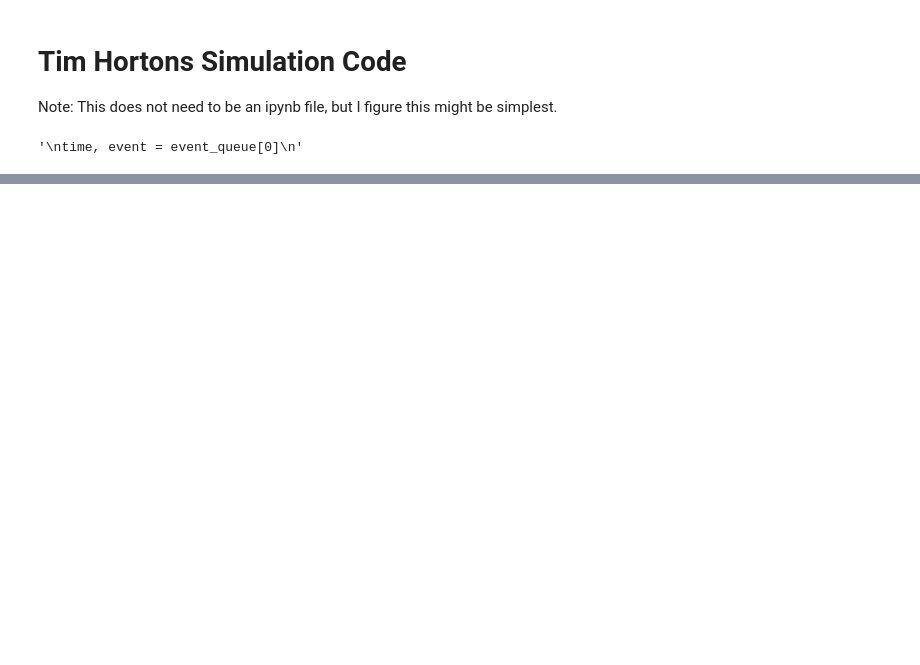
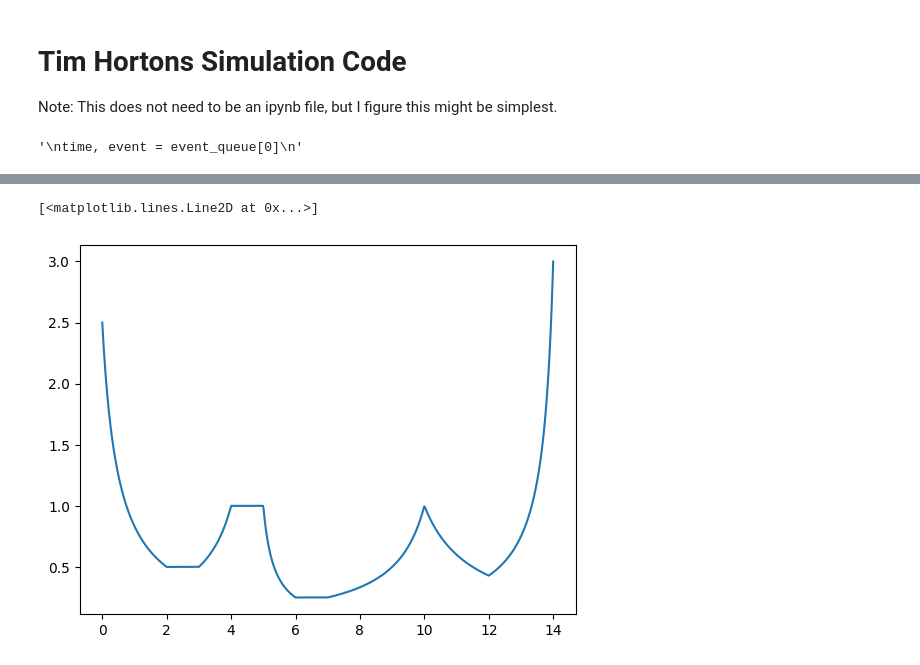
Before and after one commit to Aaron-Dayton/CSC446FinalProject, a Jupyter notebook: TimHortonsSimulation/Frankenstein.ipynb, the cells around one changed output, grey strips where cells are left out. Cells and saved outputs as stored; diff of their text form; code cells hidden in the pictures; blank space fills up the shorter version.

Commit message:
Variable arrival rates

```diff
--- a/TimHortonsSimulation/Frankenstein.ipynb
+++ b/TimHortonsSimulation/Frankenstein.ipynb
@@ -39,6 +39,37 @@ NUM_DONUT_STATIONS = 1
 # TODO - TODO - TODO - TODO - TODO - TODO #
 
 # FRONTEND PARAMETERS
+# TODO - Make these variable throughout the day
+
+# DO NOT USE THIS!!! THIS IS A HELPER FUNCTION
+def ARRIVAL_RATE_FUNC(x, mult):
+    x = x / 60 # Time is measured in minutes, convert it to hours
+
+    if 0 <= x <= 2:
+        return mult*(x+0.5)/2.5
+    elif 2 < x <= 3:
+        return mult*1
+    elif 3 < x <= 4:
+        return -mult*(x-5)/2
+    elif 4 < x <= 5:
+        return mult*0.5
+    elif 5 < x <= 6:
+        return mult*1.5*(x - 14/3)
+    elif 6 < x <= 7:
+        return mult*2
+    elif 7 < x <= 10:
+        return -mult*(x-11)/2
+    elif 10 < x <= 12:
+        return mult*(x-17/2)/3
+    elif 12 < x <= 14:
+        return -mult*(x-43/3)/2
+    else:
+        raise ValueError("Invalid Time!!")
+
+# USE INTERARRIVAL FUNC!!! THIS IS WHAT WE USE IN EXPON FUNCTION
+def INTERARRIVAL_FUNC(x, mult):
+    return ARRIVAL_RATE_FUNC(x, mult)
+
 MEAN_DRIVE_THRU_INTERARRIVAL = 4
 MEAN_WALK_IN_INTERARRIVAL = 2
 MEAN_MOBILE_INTERARRIVAL = 10
@@ -1071,0 +1104,10 @@ Total sim_time: 1242.84
+# %%
+import matplotlib.pyplot as plt
+
+xs = np.linspace(0, 840, 840)
+ys = [1/INTERARRIVAL_FUNC(x, 2) for x in xs]
+
+plt.plot(xs / 60, ys)
+# %% [output]
+[<matplotlib.lines.Line2D at 0x...>]
+[figure, added]
```
Also changed, not shown: parts of 1 cell of this notebook, 1 other file.
